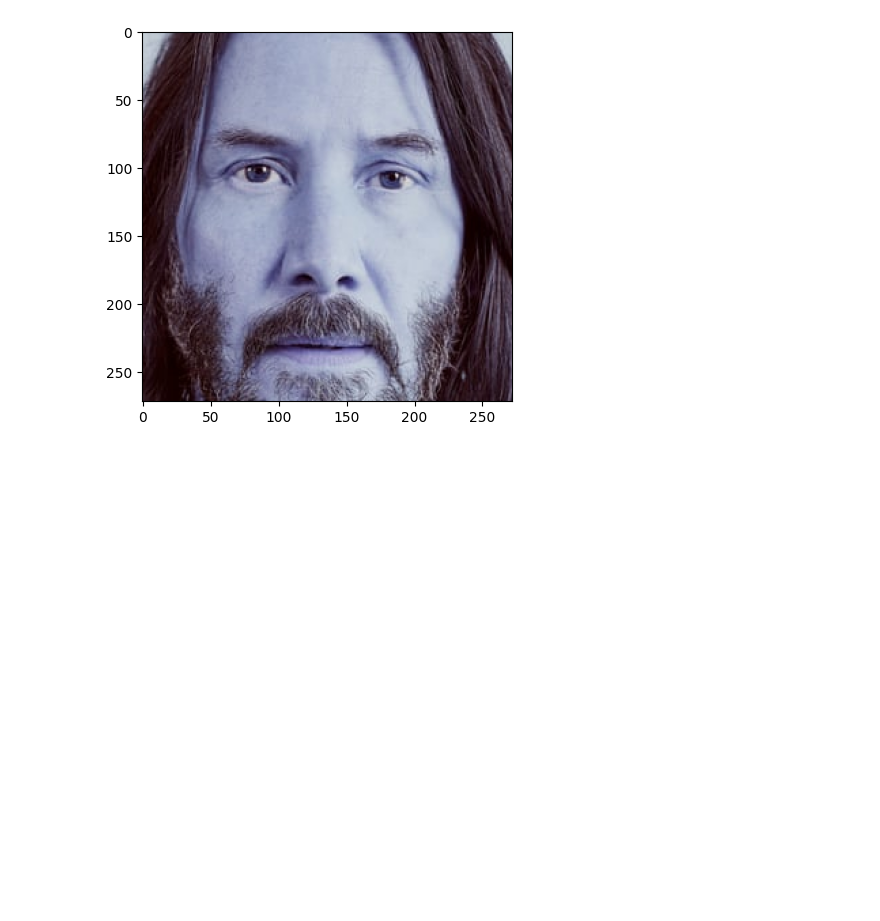
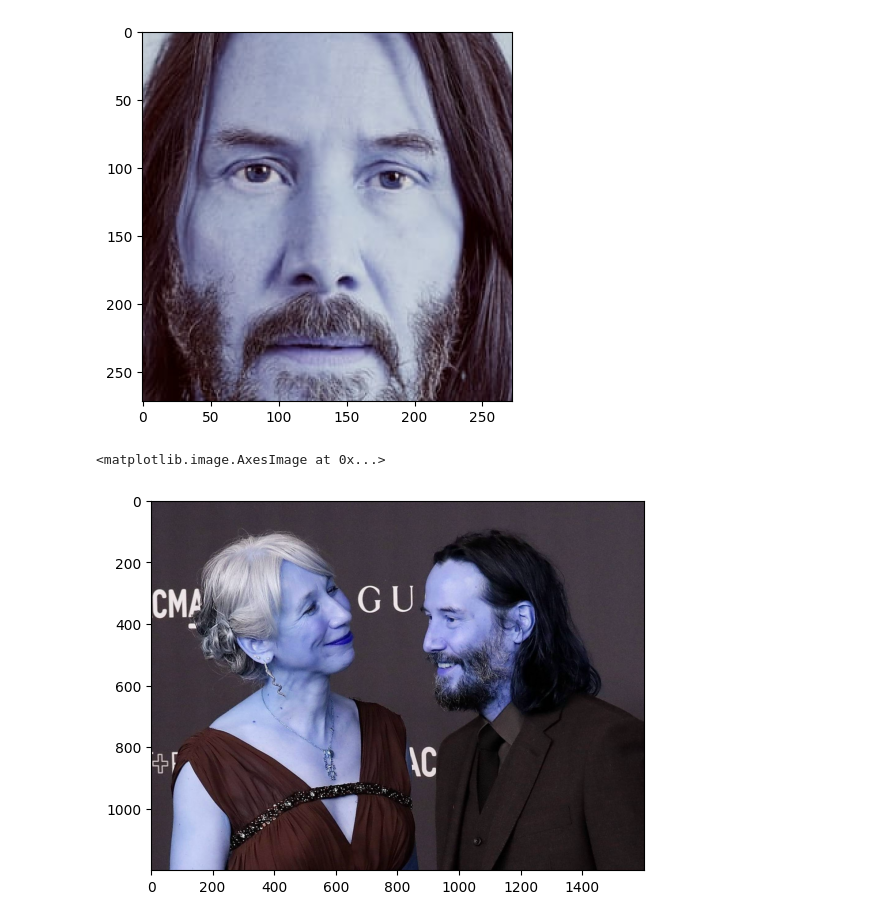
Before and after one commit to Cyrus-GHub/Classification, a Jupyter notebook: model/cast_classifier.ipynb, the cells around one changed output. Cells and saved outputs as stored; diff of their text form; code cells hidden in the pictures; blank space fills up the shorter version.

```diff
--- a/model/cast_classifier.ipynb
+++ b/model/cast_classifier.ipynb
@@ -92,3 +92,9 @@ plt.imshow(cropped_image)
 # %% [output]
 <matplotlib.image.AxesImage at 0x...>
 [figure]
+# %%
+org_image_obstructed = cv2.imread('./dataset/keanu reeves/3QUFUNZ4KTBKW5QA46ZET76RQA.jpg')
+plt.imshow(org_image_obstructed)
+# %% [output]
+<matplotlib.image.AxesImage at 0x...>
+[figure, added]
```
Also changed, not shown: parts of 1 cell of this notebook.
